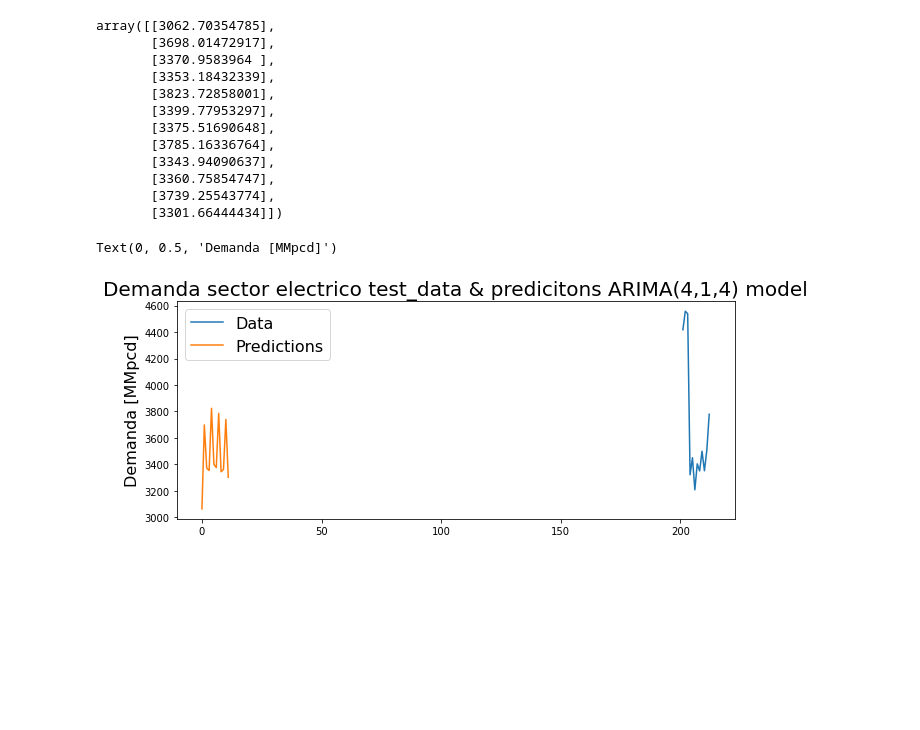
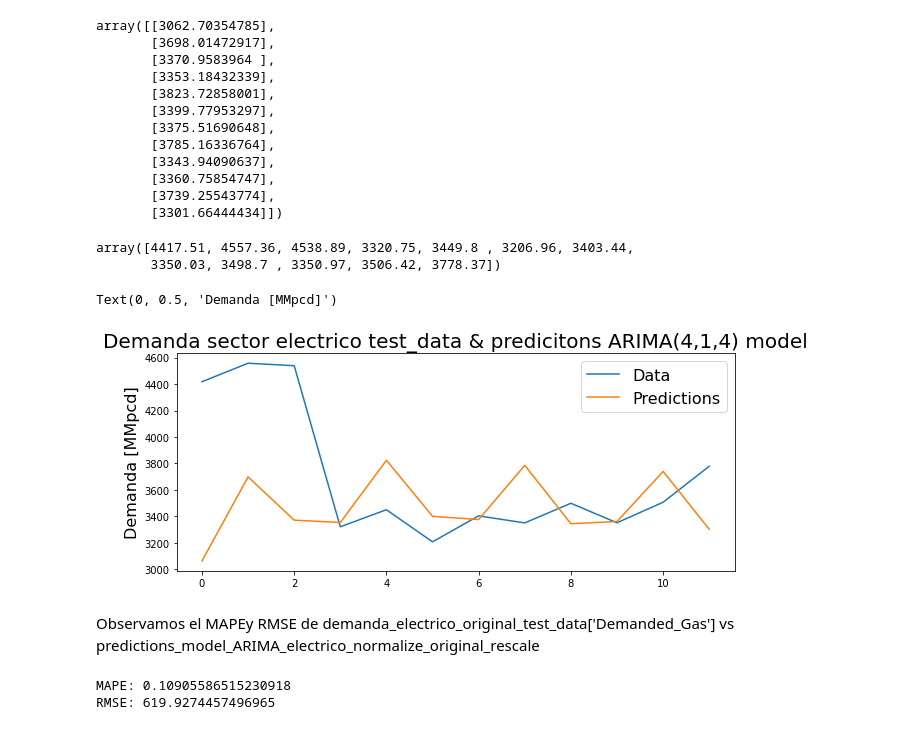
Before and after one commit to Sergio-Ibarra-1795/MIS_Tesis_GitHub, a Jupyter notebook: Demanda_electrico_series_con_tratamiento_FUNCIONA_v2.ipynb, the cells around one changed output. Drawn from its saved outputs; the diff is of its cells as text; code cells hidden in the pictures; blank space fills up the shorter version.

```diff
--- a/Demanda_electrico_series_con_tratamiento_FUNCIONA_v2.ipynb
+++ b/Demanda_electrico_series_con_tratamiento_FUNCIONA_v2.ipynb
@@ -1047,8 +1066,8 @@ print(predictions_model_ARIMA_electrico_normalize)
 [0.53122063 0.75595601 0.6402629  0.63397549 0.80042611 0.65045811
  0.64187543 0.78678403 0.63070571 0.6366548  0.77054453 0.61575081]
 # %%
-predictions_model_ARIMA_electrico_normalize_original_scale = MinMax_scaler.inverse_transform(predictions_model_ARIMA_electrico_normalize.reshape(-1, 1))
-predictions_model_ARIMA_electrico_normalize_original_scale
+predictions_model_ARIMA_electrico_normalize_original_rescale = MinMax_scaler.inverse_transform(predictions_model_ARIMA_electrico_normalize.reshape(-1, 1))
+predictions_model_ARIMA_electrico_normalize_original_rescale
 # %% [output]
 array([[3062.70354785],
        [3698.01472917],
@@ -1062,15 +1081,34 @@ array([[3062.70354785],
        [3360.75854747],
        [3739.25543774],
        [3301.66444434]])
+# %%
+demanda_electrico_original_test_data['Demanded_Gas'].values
+# %% [output]
+array([4417.51, 4557.36, 4538.89, 3320.75, 3449.8 , 3206.96, 3403.44,
+       3350.03, 3498.7 , 3350.97, 3506.42, 3778.37])
 # %%
 ##Ploting the predicitons vs the test_data
 plt.figure(figsize =(10,4))
-plt.plot(demanda_electrico_original_test_data['Demanded_Gas'])
-plt.plot(predictions_model_ARIMA_electrico_normalize_original_scale)
+plt.plot(demanda_electrico_original_test_data['Demanded_Gas'].values)
+plt.plot(predictions_model_ARIMA_electrico_normalize_original_rescale)
 plt.legend(('Data', 'Predictions'), fontsize=16)
 
 plt.title('Demanda sector electrico test_data & predicitons ARIMA(4,1,4) model', fontsize=20)
 plt.ylabel('Demanda [MMpcd]', fontsize=16)
 # %% [output]
 Text(0, 0.5, 'Demanda [MMpcd]')
-[figure, old version]
+[figure, new version]
+# %% [markdown]
+Observamos el MAPEy RMSE de demanda_electrico_original_test_data['Demanded_Gas'] vs predictions_model_ARIMA_electrico_normalize_original_rescale
+# %%
+from sklearn.metrics import mean_absolute_percentage_error, mean_squared_error
+import numpy as np
+# Compute errors
+MAPE_predictions_model_ARIMA_electrico_normalize_original_rescale = mean_absolute_percentage_error(demanda_electrico_original_test_data['Demanded_Gas'], predictions_model_ARIMA_electrico_normalize_original_rescale)
+RMSE_predictions_model_ARIMA_electrico_normalize_original_rescale = np.sqrt(mean_squared_error(demanda_electrico_original_test_data['Demanded_Gas'], predictions_model_ARIMA_electrico_normalize_original_rescale))
+
+print('MAPE:', MAPE_predictions_model_ARIMA_electrico_normalize_original_rescale)
+print('RMSE:', RMSE_predictions_model_ARIMA_electrico_normalize_original_rescale)
+# %% [output]
+MAPE: 0.10905586515230918
+RMSE: 619.9274457496965
```
Also changed, not shown: parts of 9 cells of this notebook.
